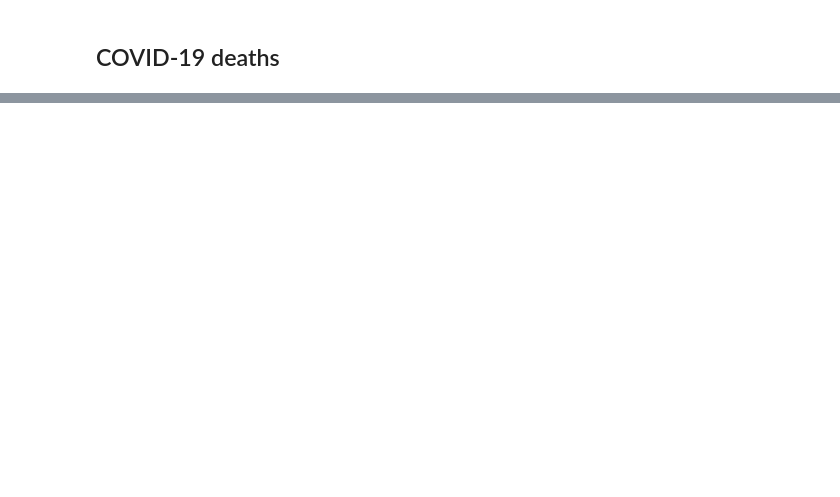
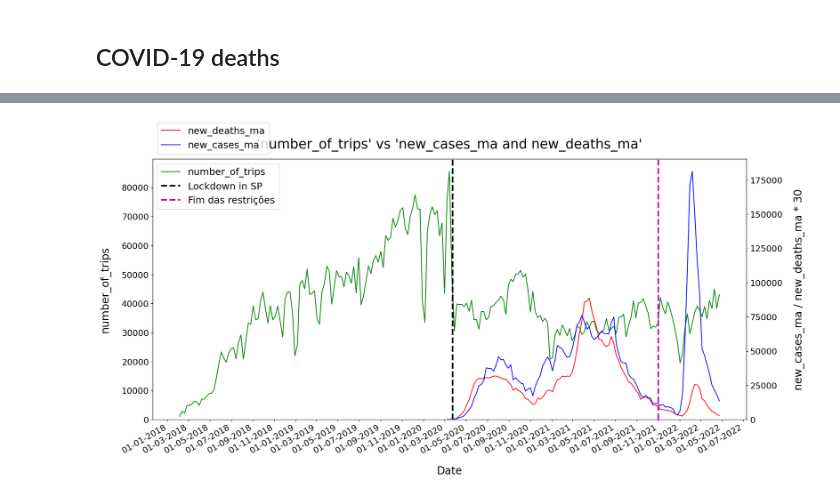
Before and after one commit to anayflima/bss-analysis, a Jupyter notebook: data_analysis/correlation_with_covid/weekly_correlation.ipynb, the cells around one changed output, grey strips where cells are left out. Cells and saved outputs as stored; diff of their text form; code cells hidden in the pictures; blank space fills up the shorter version.

```diff
--- a/data_analysis/correlation_with_covid/weekly_correlation.ipynb
+++ b/data_analysis/correlation_with_covid/weekly_correlation.ipynb
@@ -66,3 +66,9 @@ cwc.plot_variable_and_covid_with_phases(variable, covid_variable)
+# %%
+variable = 'number_of_trips'
+covid_variable = ['new_cases_ma', 'new_deaths_ma']
+cwc.plot_variable_and_covid_together(variable, covid_variable, save = True)
+# %% [output]
+[figure, added]
 # %%
 variable = 'tripduration'
 covid_variable = ['new_cases_ma', 'new_deaths_ma']
```
Also changed, not shown: parts of 12 cells of this notebook, 4 other files.
